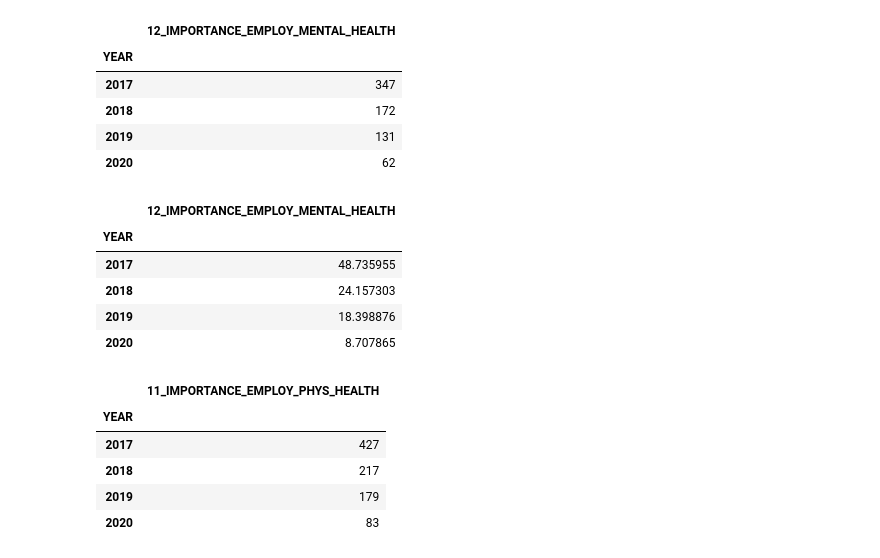
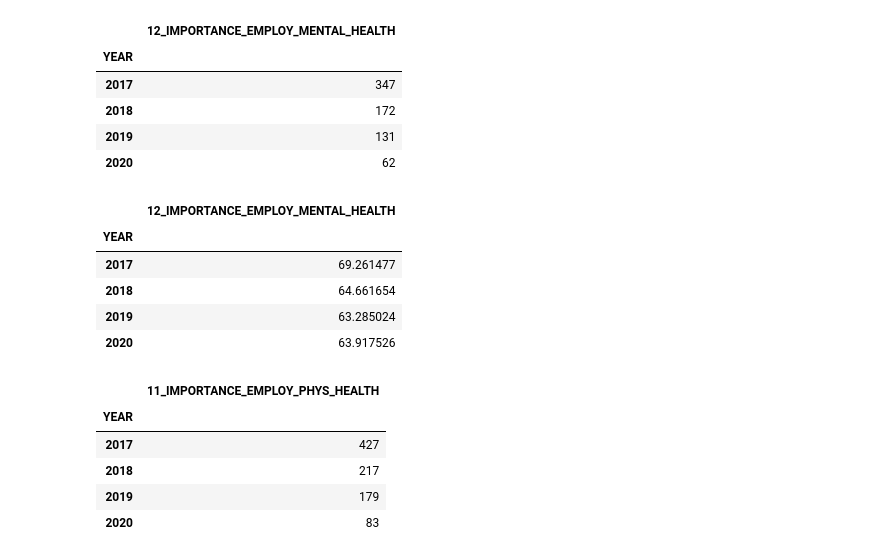
Before and after one commit to bennetyousuf/ProjectOne-MentalHealthinTech, a Jupyter notebook: Working_Notebooks/Mental Health in Tech Data Cleanup - TBG.ipynb, the cells around one changed output. Cells and saved outputs as stored; diff of their text form; code cells hidden in the pictures.

```diff
--- a/Working_Notebooks/Mental Health in Tech Data Cleanup - TBG.ipynb
+++ b/Working_Notebooks/Mental Health in Tech Data Cleanup - TBG.ipynb
@@ -69,0 +54,5 @@ tech_mental_health
+# %%
+#Filter to only include tech workers
+tech_mental_health = survey_data_df.loc[survey_data_df["3_TECH_ORG"]=="1"]
+pd.options.display.max_columns = 27
+tech_mental_health
@@ -69,0 +69,4 @@ tech_mental_health
+# %%
+# 11 and 12 have the same total df for use later
+total_mental_df = pd.DataFrame(tech_mental_health.groupby("YEAR")["12_IMPORTANCE_EMPLOY_MENTAL_HEALTH"].count())
+total_mental_df
@@ -125,15 +144,15 @@ importance_mental_by_year
 | 2019 | 131 |
 | 2020 | 62 |
 # %%
-percent_mental_by_year = (importance_mental_by_year / importance_mental_total) *100
+percent_mental_by_year = (importance_mental_by_year / total_mental_df) *100
 percent_mental_by_year
 # %% [output]
 |  | 12_IMPORTANCE_EMPLOY_MENTAL_HEALTH |
 | YEAR |  |
-| 2017 | 48.735955 |
-| 2018 | 24.157303 |
-| 2019 | 18.398876 |
-| 2020 | 8.707865 |
+| 2017 | 69.261477 |
+| 2018 | 64.661654 |
+| 2019 | 63.285024 |
+| 2020 | 63.917526 |
 # %%
 #Create DF of count of PHYSICAL health values for chart
 importance_physical_by_year = pd.DataFrame(importance_physical_value.groupby('YEAR')['11_IMPORTANCE_EMPLOY_PHYS_HEALTH'].count())
```
Also changed, not shown: parts of 14 cells of this notebook, 6 other files.
